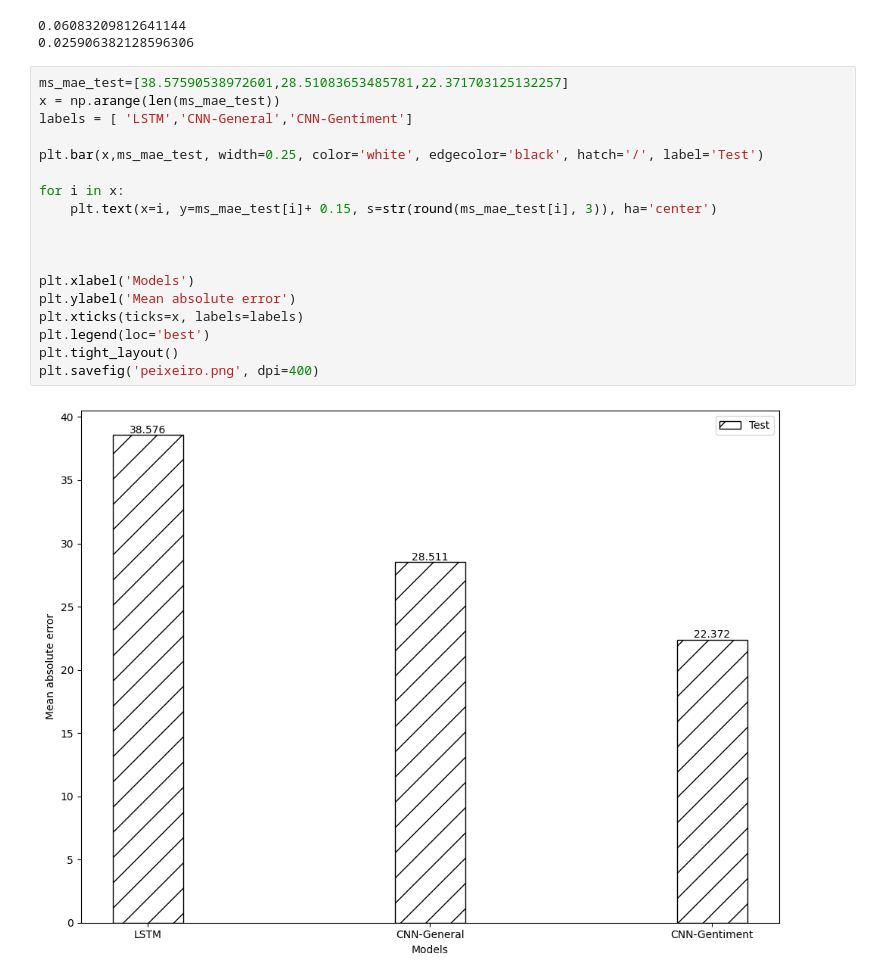
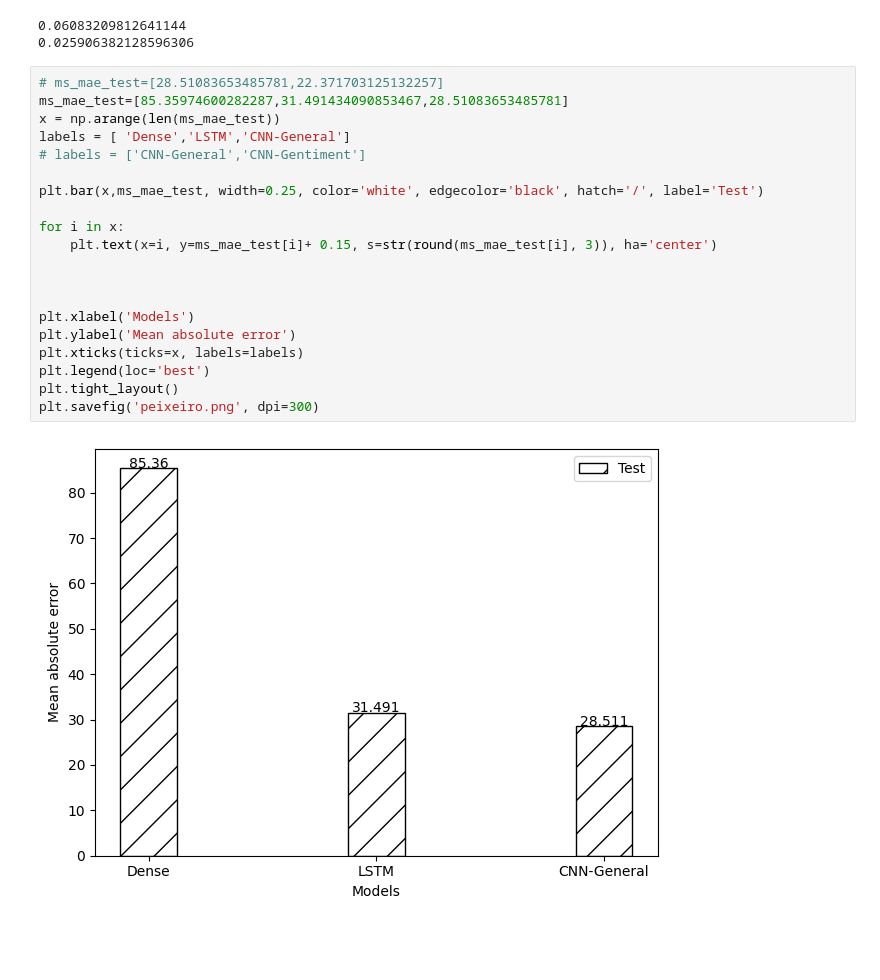
Before and after one commit to k1013726/PaperRelated, a Jupyter notebook: Final_analysis/HScore/main2.ipynb, the cells around one changed output. Cells and saved outputs as stored; diff of their text form; blank space fills up the shorter version.

```diff
--- a/Final_analysis/HScore/main2.ipynb
+++ b/Final_analysis/HScore/main2.ipynb
@@ -230,22 +230,24 @@ Epoch 6/50
 0.06083209812641144
 0.025906382128596306
 # %%
-ms_mae_test=[38.57590538972601,28.51083653485781,22.371703125132257]
+# ms_mae_test=[28.51083653485781,22.371703125132257]
+ms_mae_test=[85.35974600282287,31.491434090853467,28.51083653485781]
 x = np.arange(len(ms_mae_test))
-labels = [ 'LSTM','CNN-General','CNN-Gentiment']
+labels = [ 'Dense','LSTM','CNN-General']
+# labels = ['CNN-General','CNN-Gentiment']
 
 plt.bar(x,ms_mae_test, width=0.25, color='white', edgecolor='black', hatch='/', label='Test')
 
 for i in x:
     plt.text(x=i, y=ms_mae_test[i]+ 0.15, s=str(round(ms_mae_test[i], 3)), ha='center')
 
 
 
 plt.xlabel('Models')
 plt.ylabel('Mean absolute error')
 plt.xticks(ticks=x, labels=labels)
 plt.legend(loc='best')
 plt.tight_layout()
-plt.savefig('peixeiro.png', dpi=400)
+plt.savefig('peixeiro.png', dpi=300)
 # %% [output]
-[figure, old version]
+[figure, new version]
```
Also changed, not shown: 4 other files.
